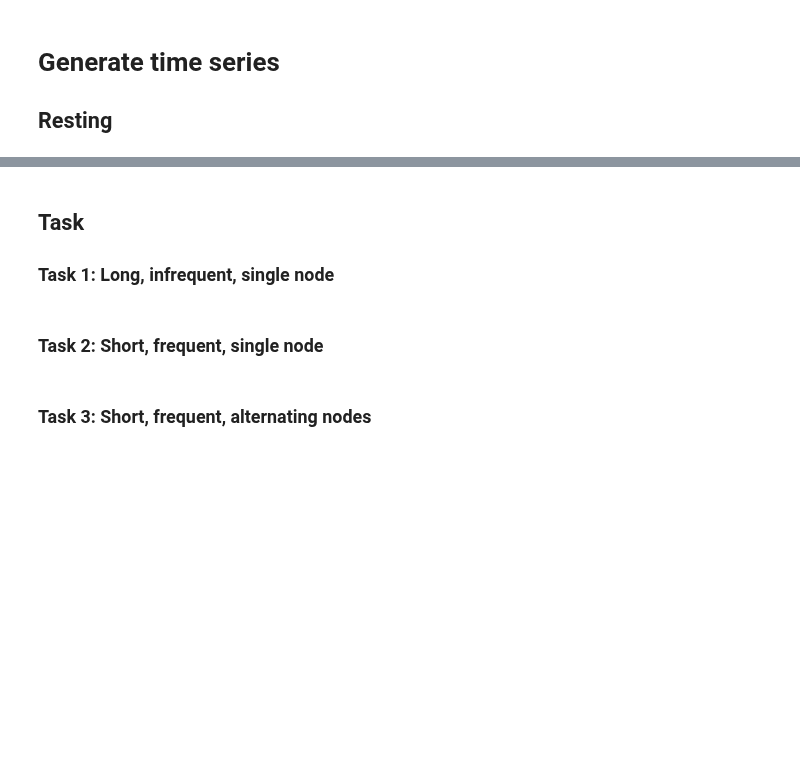
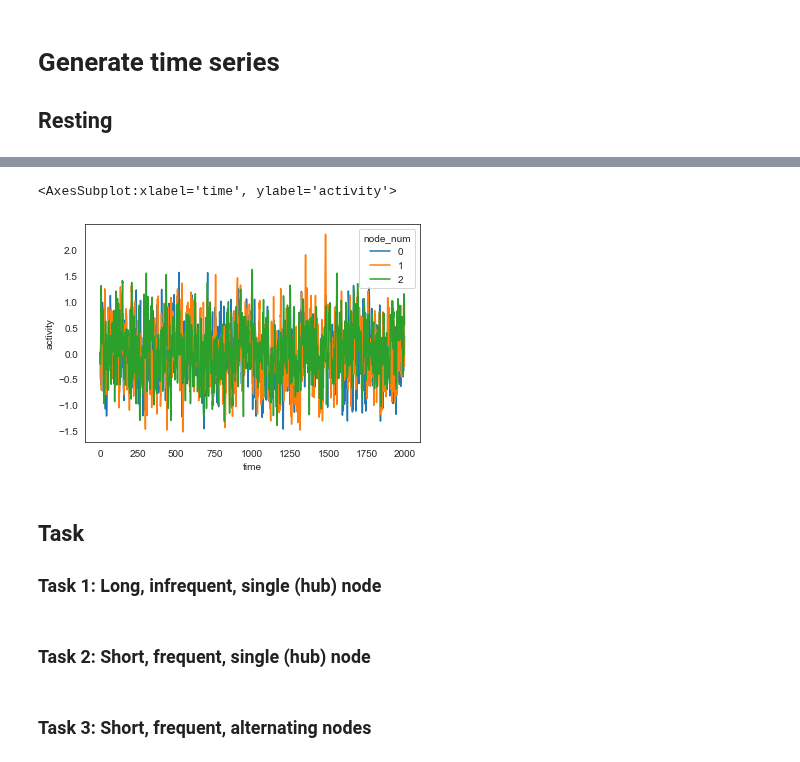
Before and after one commit to zenkavi/NeuralMassModels, a Jupyter notebook: notebooks/simulations/NB0_True_vs_functional_connectivity.ipynb, the cells around one changed output, grey strips where cells are left out. Drawn from its saved outputs; the diff is of its cells as text; code cells hidden in the pictures; blank space fills up the shorter version.

```diff
--- a/notebooks/simulations/NB0_True_vs_functional_connectivity.ipynb
+++ b/notebooks/simulations/NB0_True_vs_functional_connectivity.ipynb
@@ -59,9 +69,14 @@ rest_data, _ = networkModel(sim_args['W'], args_dict=sim_args)
+# %%
+sns.lineplot(data=rest_data_df, x="time", y="activity", hue="node_num")
+# %% [output]
+<AxesSubplot:xlabel='time', ylabel='activity'>
+[figure, added]
 # %% [markdown]
 ## Task
 
-### Task 1: Long, infrequent, single node
+### Task 1: Long, infrequent, single (hub) node
 # %% [markdown]
-### Task 2: Short, frequent, single node
+### Task 2: Short, frequent, single (hub) node
 # %% [markdown]
 
 ### Task 3: Short, frequent, alternating nodes
```
Also changed, not shown: parts of 4 cells of this notebook.
